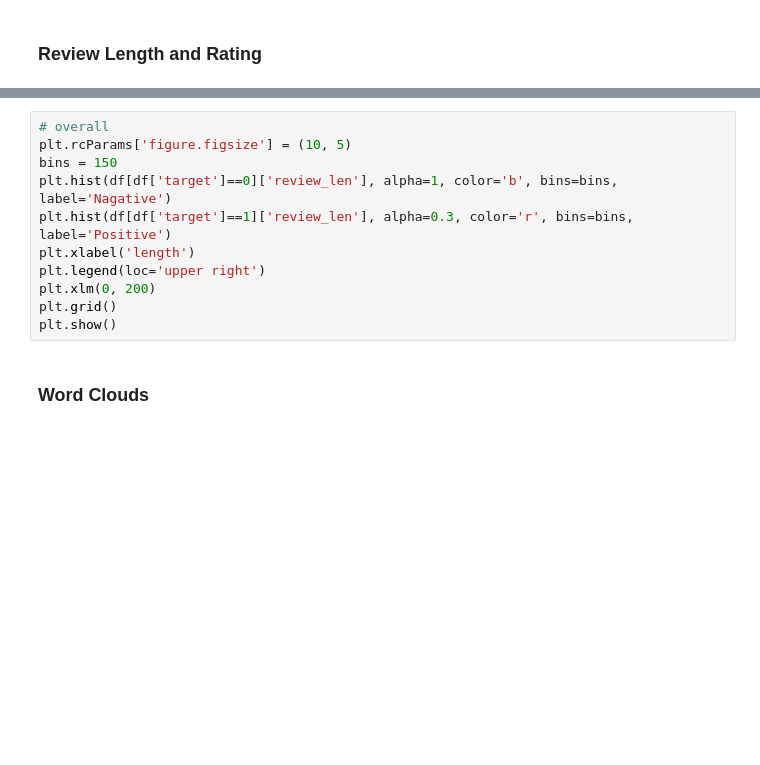
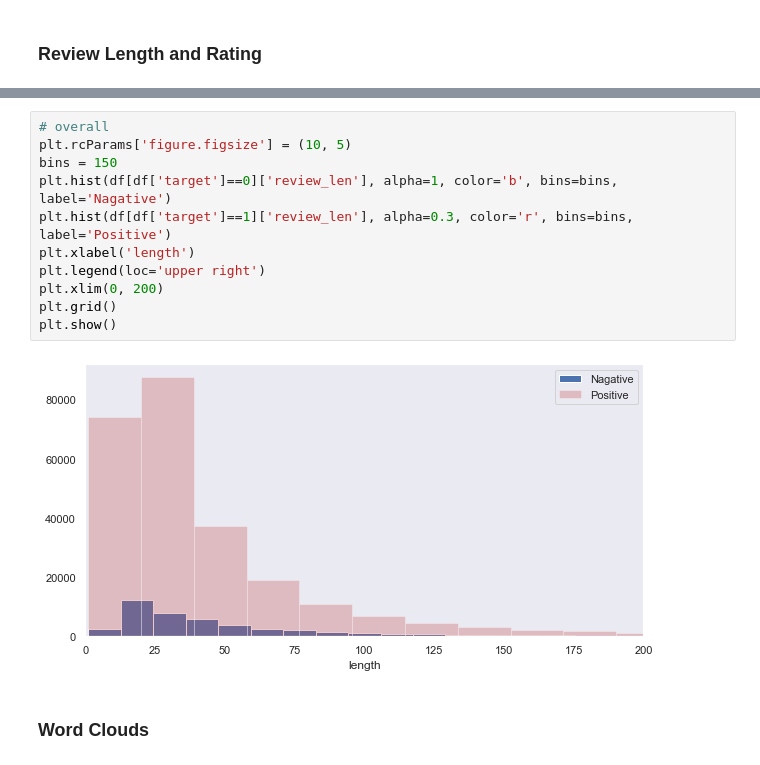
Before and after one commit to nortonlyr/MachineLearningExercises, a Jupyter notebook: NLP_Ex/NLP_AmazonReviewAnalysis.ipynb, the cells around one changed output, grey strips where cells are left out. Saved outputs shown, nothing was run; the diff lists cells and outputs as text; blank space fills up the shorter version.

```diff
--- a/NLP_Ex/NLP_AmazonReviewAnalysis.ipynb
+++ b/NLP_Ex/NLP_AmazonReviewAnalysis.ipynb
@@ -395,14 +402,16 @@ plt.show()
 # %%
 # overall
 plt.rcParams['figure.figsize'] = (10, 5)
 bins = 150
 plt.hist(df[df['target']==0]['review_len'], alpha=1, color='b', bins=bins, label='Nagative')
 plt.hist(df[df['target']==1]['review_len'], alpha=0.3, color='r', bins=bins, label='Positive')
 plt.xlabel('length')
 plt.legend(loc='upper right')
-plt.xlm(0, 200)
+plt.xlim(0, 200)
 plt.grid()
 plt.show()
+# %% [output]
+[figure, added]
 # %% [markdown]
 ### Word Clouds
 # %%
```
Also changed, not shown: parts of 4 cells of this notebook.
